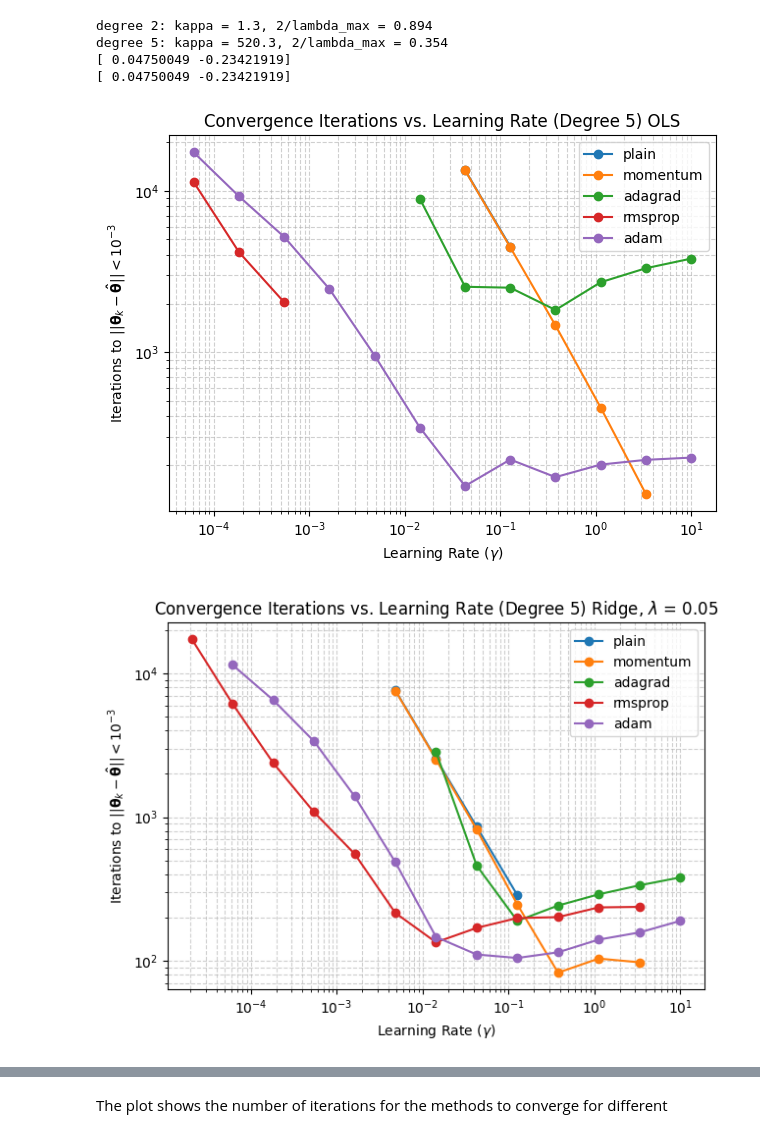
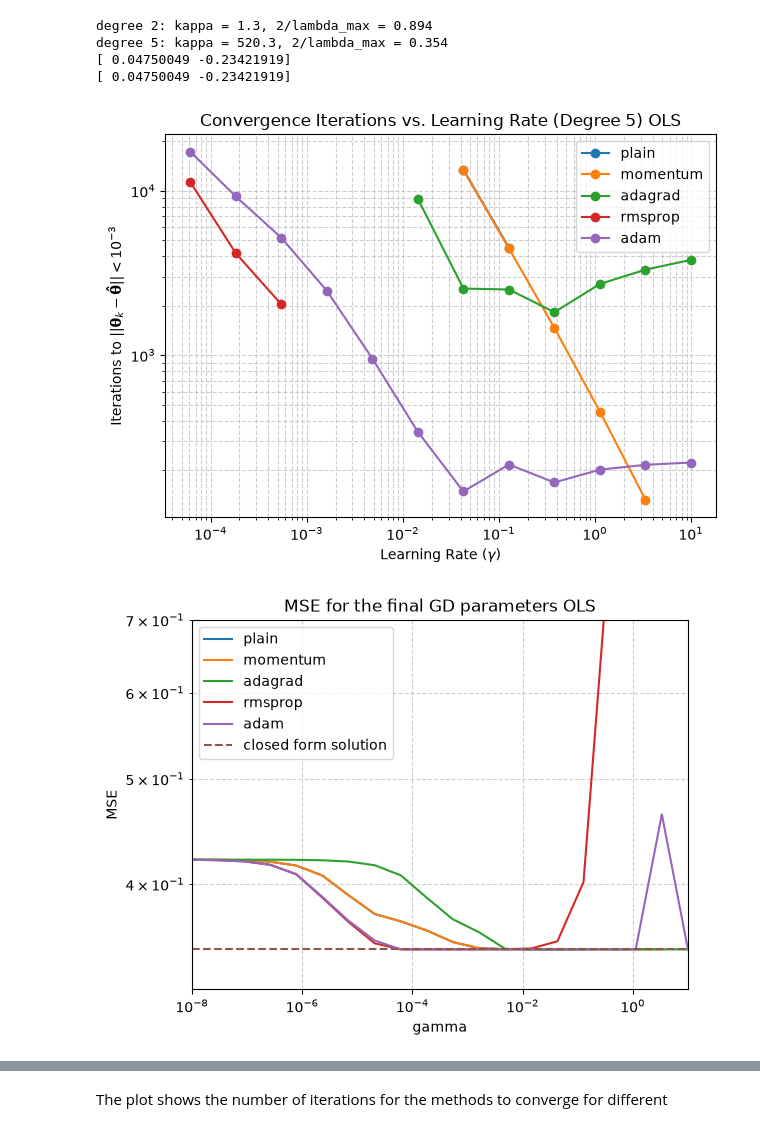
Before and after one commit to joska223/FYS-STK-4155-Prosjekt-1, a Jupyter notebook: prosjekt_1_real.ipynb, the cells around one changed output, grey strips where cells are left out. Cells and saved outputs as stored; diff of their text form; code cells hidden in the pictures.

Commit message:
changed plots

```diff
--- a/prosjekt_1_real.ipynb
+++ b/prosjekt_1_real.ipynb
@@ -983,40 +983,55 @@ types = ["OLS", r"Ridge, $\lambda$ = "+str(lambdas[1])]
 max_iters = 20000
 target_tol = 1e-3
 methods = ["plain", "momentum", "adagrad", "rmsprop", "adam"]
+mse = np.zeros((len(methods), num))
 
 for lbd, regression_type in zip(lambdas, types):
     grad_5_fn = lambda theta: gradient(theta, X5, y5, lam=lbd)
     theta_exact_5 = closed_form(X5, y5, lbd)
-    for method in methods:
+    for j, method in enumerate(methods):
         iterations_to_target = np.full(num, np.nan)
 
         for i, gamma in enumerate(gammas):
             theta0 = np.zeros(X5.shape[1])
 
             # Run full optimization budget without stopping on gradient tolerance
             history, _ = optimise(grad_5_fn, theta0, method, gamma, num_iters=max_iters, tol=0)
 
             # Compute exact error distance ||theta_k - theta_hat|| for each iteration step
             distances = np.linalg.norm(history - theta_exact_5, axis=1)
 
             # Find first iteration step reaching the threshold
             converged_steps = np.where(distances < target_tol)[0]
 
             if len(converged_steps) > 0:
                 iterations_to_target[i] = converged_steps[0]
             else:
                 # Set to max_iters (or np.nan) to indicate non-convergence
                 iterations_to_target[i] = np.nan
+            mse[j][i] = np.mean((y2 - X5@history[-1])**2)
 
         plt.loglog(gammas, iterations_to_target, marker="o", label=method)
 
     plt.xlabel(r"Learning Rate ($\gamma$)")
     plt.ylabel(r"Iterations to $||\mathbf{\theta}_k - \mathbf{\hat{\theta}}|| < 10^{-3}$")
     plt.title("Convergence Iterations vs. Learning Rate (Degree 5) "+regression_type)
     plt.grid(True, which="both", linestyle="--", alpha=0.6)
     plt.legend()
     plt.tight_layout()
     plt.show()
+
+    closed_form_mse = np.mean((y2 - X5@theta_exact_5)**2)
+    for i, method in enumerate(methods):
+        plt.loglog(gammas, mse[i,:])
+    plt.loglog(gammas, closed_form_mse*np.ones(len(gammas)), linestyle = "--")
+    plt.grid(True, which="both", linestyle="--", alpha=0.6)
+    plt.title("MSE for the final GD parameters "+regression_type)
+    plt.legend(methods+["closed form solution"])
+    plt.xlabel("gamma")
+    plt.ylabel("MSE")
+    plt.ylim(0.32, 0.7)
+    plt.xlim(10**(-8), 10)
+    plt.show()
 # %% [output]
-[figure, old version]
+[figure, new version]
-[figure, old version]
+[figure, new version]
```
Also changed, not shown: parts of 14 cells of this notebook.
